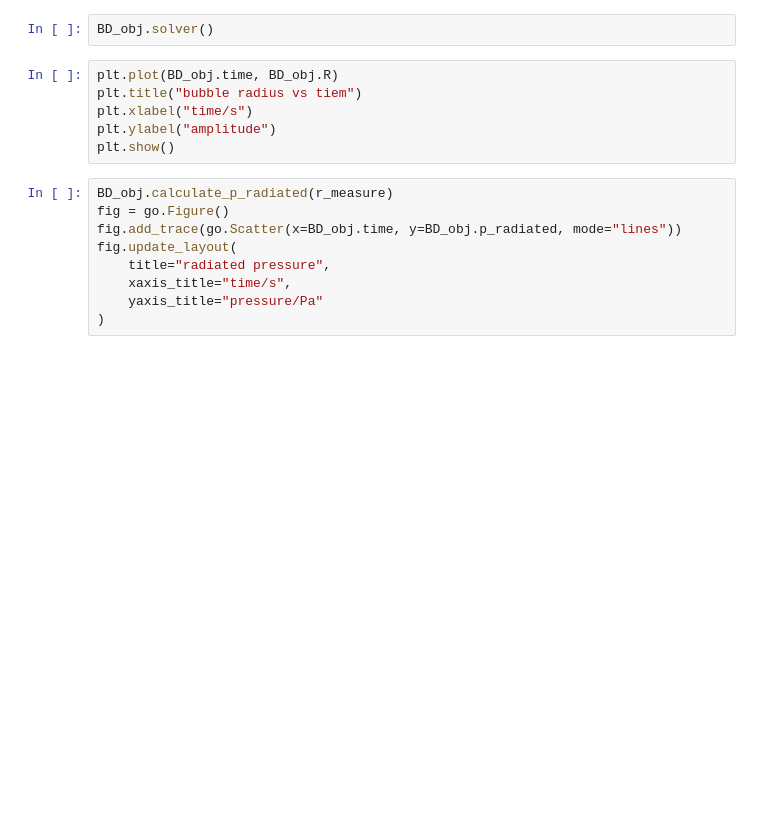
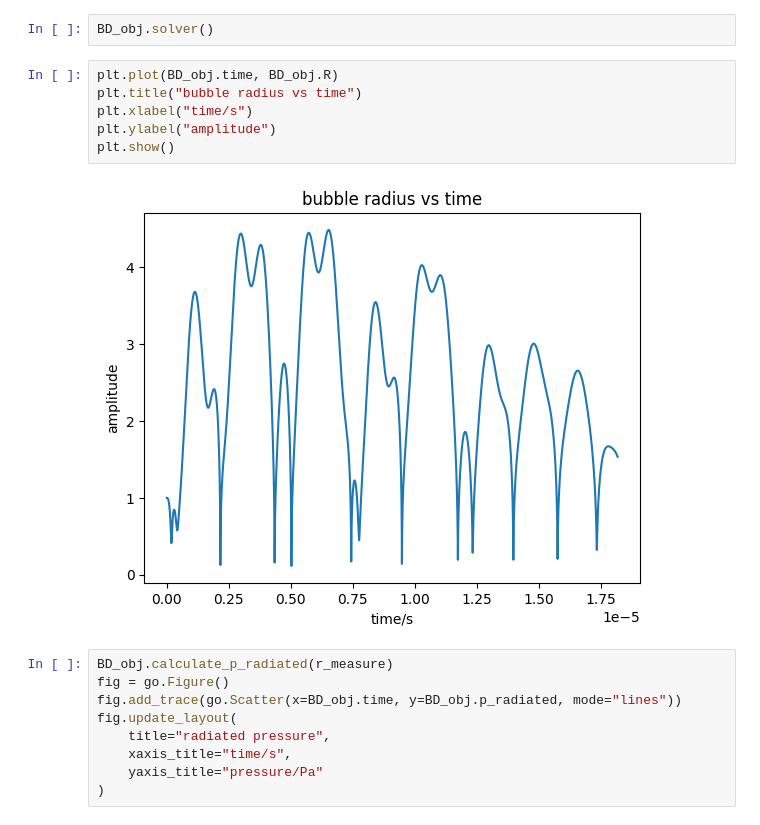
Before and after one commit to USonixGroup/wpt-cavitation, a Jupyter notebook: notebooks/acd_simulation.ipynb, the cells around one changed output. Saved outputs shown, nothing was run; the diff lists cells and outputs as text; blank space fills up the shorter version.

```diff
--- a/notebooks/acd_simulation.ipynb
+++ b/notebooks/acd_simulation.ipynb
@@ -77,10 +82,12 @@ plt.show()
 BD_obj.solver()
 # %%
 plt.plot(BD_obj.time, BD_obj.R)
-plt.title("bubble radius vs tiem")
+plt.title("bubble radius vs time")
 plt.xlabel("time/s")
 plt.ylabel("amplitude")
 plt.show()
+# %% [output]
+[figure, added]
 # %%
 BD_obj.calculate_p_radiated(r_measure)
 fig = go.Figure()
```
Also changed, not shown: parts of 3 cells of this notebook, 6 other files.
